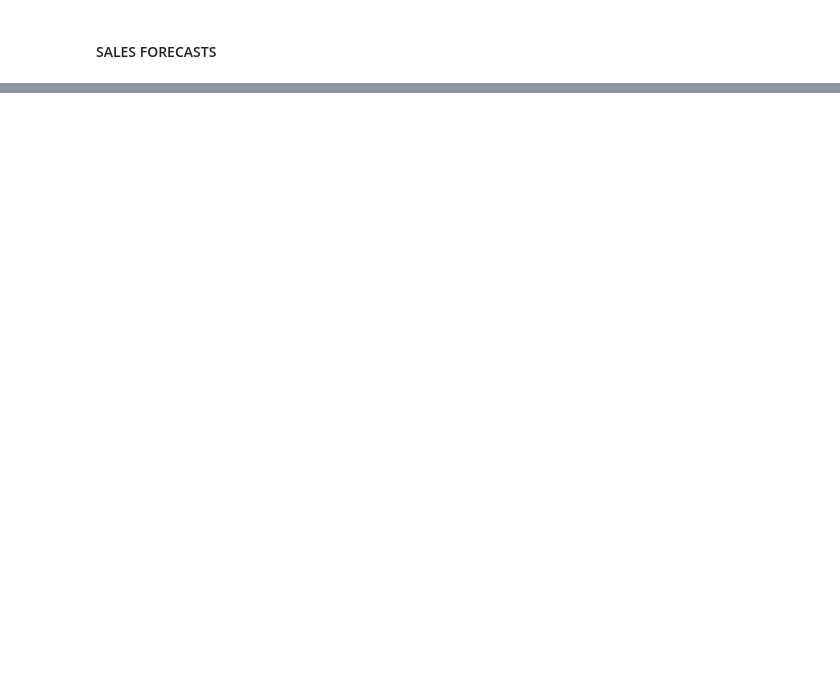
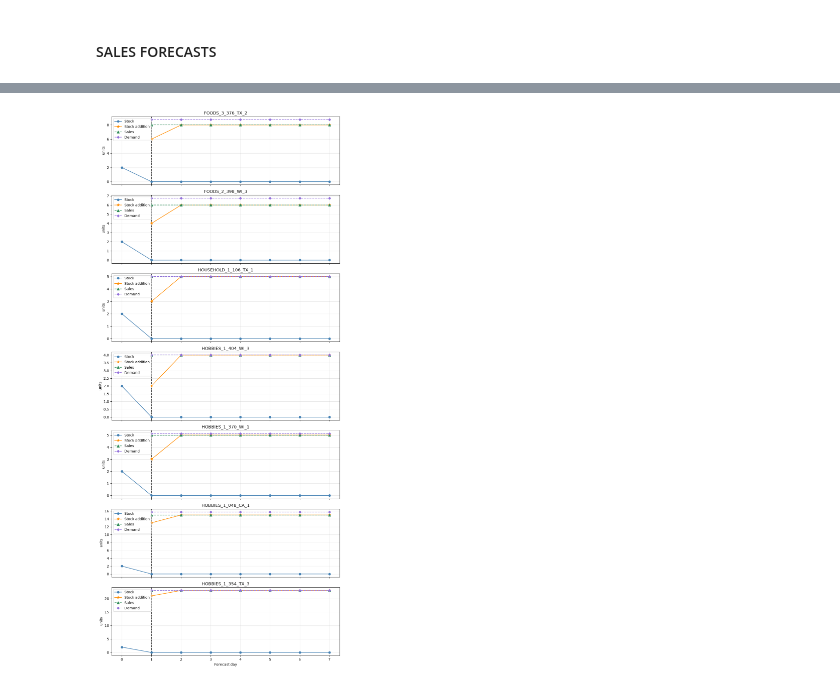
Before and after one commit to lmalms/sequence-learners, a Jupyter notebook: m5-acc/optimization/2.0_mpc.ipynb, the cells around one changed output, grey strips where cells are left out. Cells and saved outputs as stored; diff of their text form; code cells hidden in the pictures; blank space fills up the shorter version.

```diff
--- a/m5-acc/optimization/2.0_mpc.ipynb
+++ b/m5-acc/optimization/2.0_mpc.ipynb
@@ -550,13 +700,23 @@ result = optimise_inventory(
 # %%
-# Plot optimise_inventory() result
+## Plot single optimisation decision
 
 n_products = len(product_ids)
 
 fig, axes = plt.subplots(n_products, 1, figsize=(10, n_products * 3.2), sharex=True, squeeze=False)
 axes = axes.ravel()
 
+timestamp_idx = 0
+state_at_idx = states[timestamp_idx]
+optimal_inventory_at_idx = optimisation_results[timestamp_idx]
+exog_data_at_idx = exogenous_data[timestamp_idx]
+
 for i, product_id in enumerate(product_ids):
-    stock_var_values = np.concat([np.array([initial_product_stock[product_id]]), np.array(result.stock[product_id])])
+    stock_var_values = np.concat(
+        [
+            np.array([state_at_idx.initial_stock[product_id]]),
+            np.array(optimal_inventory_at_idx.stock[product_id])
+        ]
+    )
     axes[i].plot(
         np.arange(FORECAST_HORIZON + 1),
         stock_var_values,
@@ -569,38 +729,40 @@ for i, product_id in enumerate(product_ids):
 
     axes[i].plot(
         np.arange(FORECAST_HORIZON) + 1,
-        result.stock_additions[product_id],
+        optimal_inventory_at_idx.stock_additions[product_id],
         color="darkorange",
         marker="*",
         markersize=8,
         label="Stock addition",
     )
 
     axes[i].plot(
         np.arange(FORECAST_HORIZON) + 1,
-        result.sales[product_id],
+        optimal_inventory_at_idx.sales[product_id],
         color="seagreen",
         marker="^",
         ls="--",
         markersize=7,
         label="Sales",
     )
 
     axes[i].plot(
         np.arange(FORECAST_HORIZON) + 1,
-        product_demand_forecasts[product_id],
+        exog_data_at_idx.demand_forecasts[product_id],
         color="mediumpurple",
         marker="D",
         ls="--",
         markersize=5,
         label="Demand",
     )
 
     axes[i].set(ylabel="units", title=product_id, xticks=np.arange(FORECAST_HORIZON + 1))
     axes[i].grid(True, alpha=0.3)
     axes[i].legend()
     axes[i].axvline(1, color="black", zorder=1, ls="--", alpha=0.75)
 
 axes[-1].set_xlabel("Forecast day")
 fig.tight_layout()
 plt.show()
+# %% [output]
+[figure, added]
```
Also changed, not shown: parts of 17 cells of this notebook, 2 other files.
